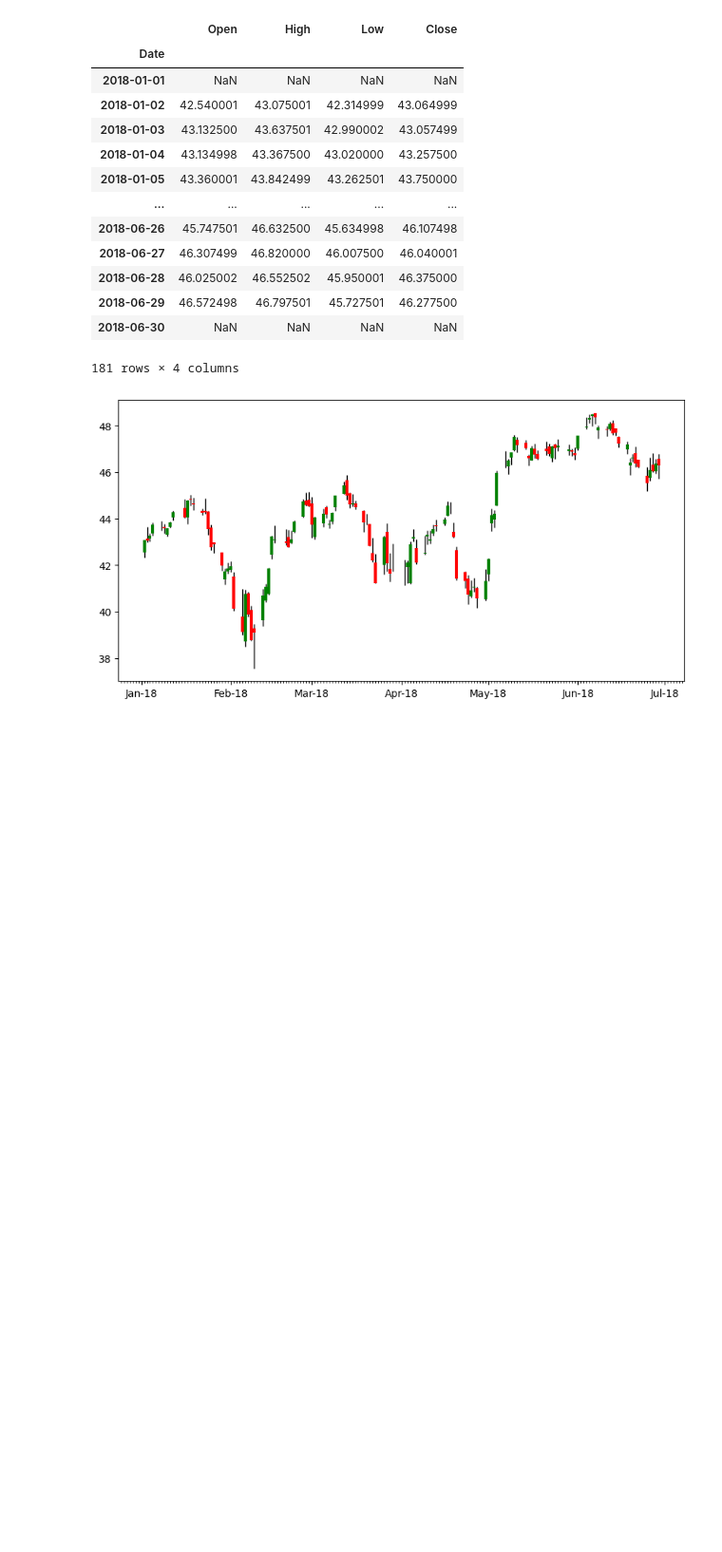
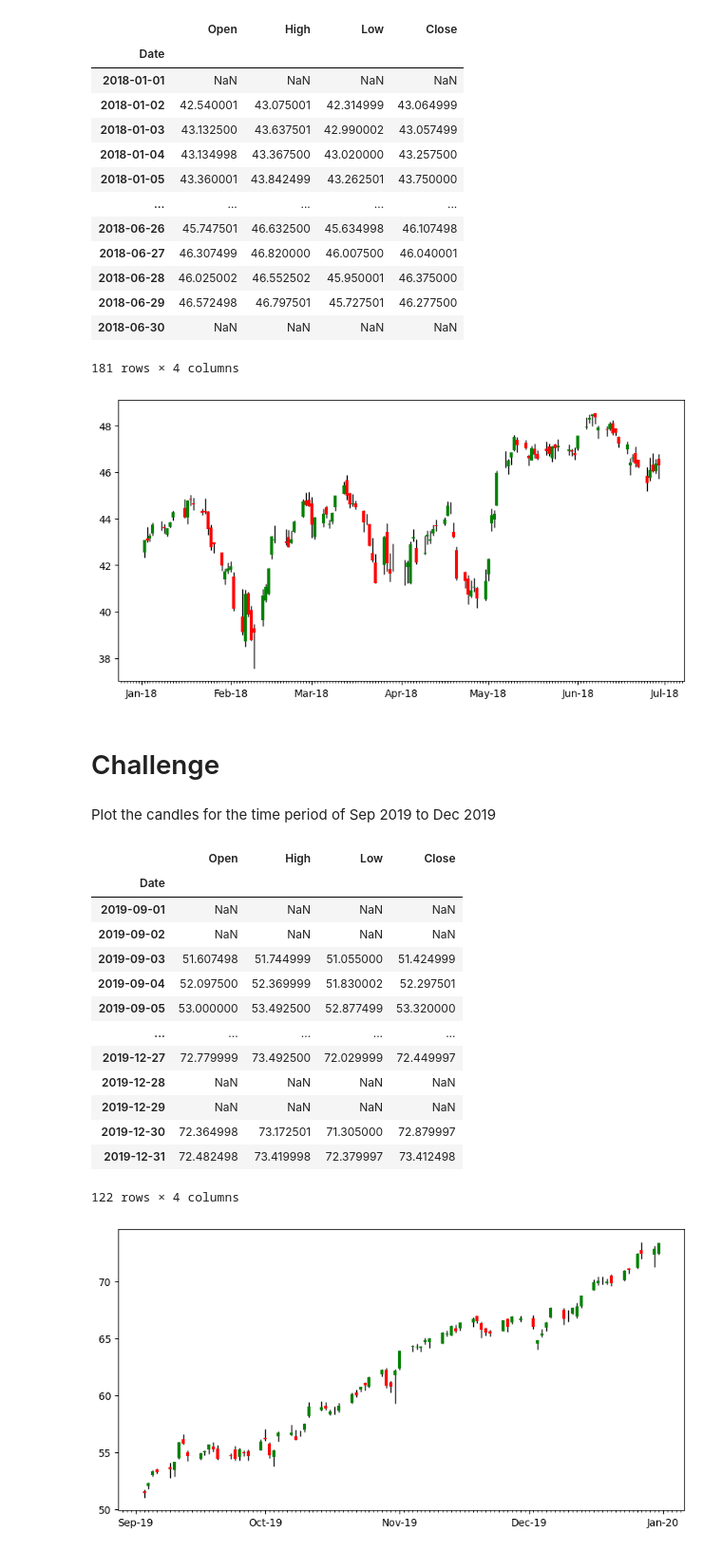
Before and after one commit to SatvikBhatnagar/Quantitative-Finance, a Jupyter notebook: 03_Candelstick_Plot.ipynb, the cells around one changed output. Shown at 95% size. Cells and saved outputs as stored; diff of their text form; code cells hidden in the pictures; blank space fills up the shorter version.

Commit message:
Challenge - Candelstick Plot

```diff
--- a/03_Candelstick_Plot.ipynb
+++ b/03_Candelstick_Plot.ipynb
@@ -63,3 +63,33 @@ def plot_candle(df,ax):
 | 2018-06-30 | NaN | NaN | NaN | NaN |
 181 rows × 4 columns
 [figure]
+# %% [markdown]
+# Challenge
+# %% [markdown]
+Plot the candles for the time period of Sep 2019 to Dec 2019
+# %%
+fig, bx = plt.subplots(figsize=(10, 5)) #if we don't change the name of the axis, the plot won't work because Python won't create a new axis
+
+(raw
+ .resample('d') #this is already in day
+ .agg({'Open': 'first', 'High': 'max', 'Low': 'min', 'Close': 'last'})
+ #if resampling is done in month, the Open is the first price of the month
+ .loc['sep 2019': '2019'] #if we write '2019' instead of 'dec 2019', it automatically pulls the data till the end of year
+ .pipe(plot_candle, bx)
+ )
+# %% [output]
+|  | Open | High | Low | Close |
+| Date |  |  |  |  |
+| 2019-09-01 | NaN | NaN | NaN | NaN |
+| 2019-09-02 | NaN | NaN | NaN | NaN |
+| 2019-09-03 | 51.607498 | 51.744999 | 51.055000 | 51.424999 |
+| 2019-09-04 | 52.097500 | 52.369999 | 51.830002 | 52.297501 |
+| 2019-09-05 | 53.000000 | 53.492500 | 52.877499 | 53.320000 |
+| ... | ... | ... | ... | ... |
+| 2019-12-27 | 72.779999 | 73.492500 | 72.029999 | 72.449997 |
+| 2019-12-28 | NaN | NaN | NaN | NaN |
+| 2019-12-29 | NaN | NaN | NaN | NaN |
+| 2019-12-30 | 72.364998 | 73.172501 | 71.305000 | 72.879997 |
+| 2019-12-31 | 72.482498 | 73.419998 | 72.379997 | 73.412498 |
+122 rows × 4 columns
+[figure, added]
```
